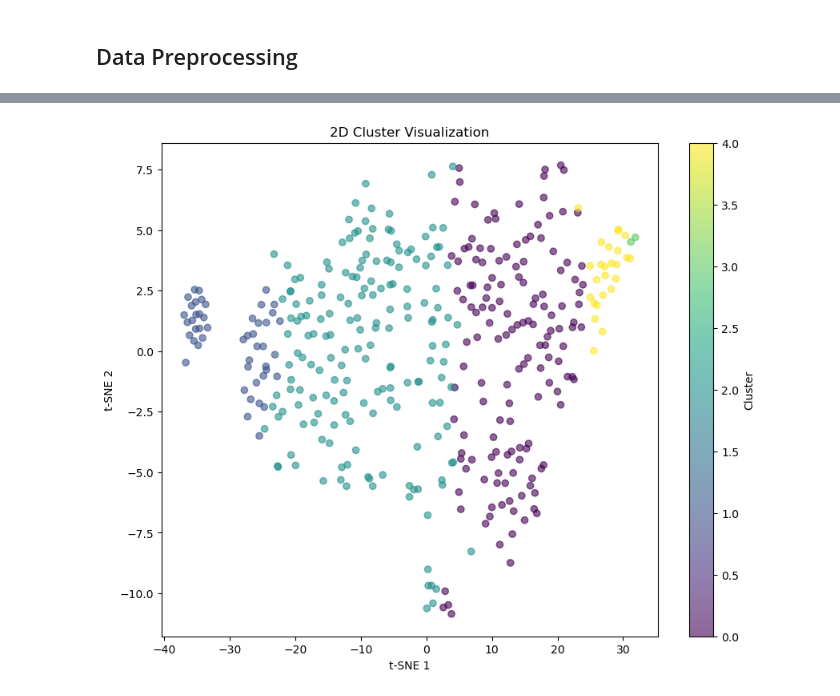
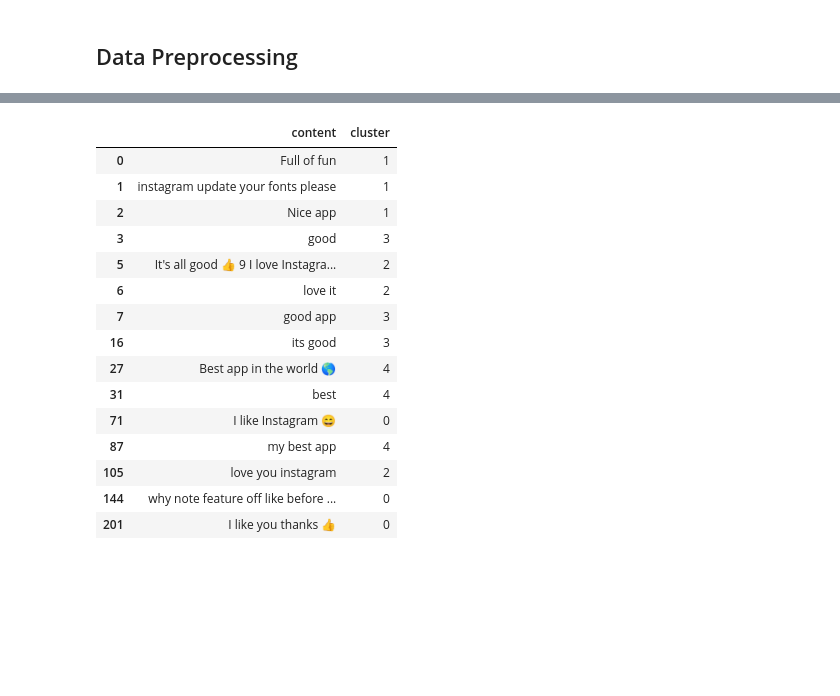
Before and after one commit to KhouloudLadhib/NLP-Project, a Jupyter notebook: NPL Project.ipynb, the cells around one changed output, grey strips where cells are left out. Drawn from its saved outputs; the diff is of its cells as text; code cells hidden in the pictures; blank space fills up the shorter version.

```diff
--- a/NPL Project.ipynb
+++ b/NPL Project.ipynb
@@ -170,17 +127,28 @@ words.head()
 # %%
-# Remove stop words and unecessary characters
-replaceDict = dict({
-'{':" ", '}':" ", ',':"", '.':" ", '!':" ", '\\':" ", '/':" ", '$':" ", '%':" ",
-'^':" ", '?':" ", '\'':" ", '"':" ", '(':" ", ')':" ", '*':" ", '+':" ", '-':" ",
-'=':" ", ':':" ", ';':" ", ']':" ", '[':" ", '`':" ", '~':" ",
-})
+replaceDict = {
+    '{': " ", '}': " ", ',': "", '.': " ", '!': " ", '\\': " ", '/': " ", '$': " ", '%': " ",
+    '^': " ", '?': " ", '\'': " ", '"': " ", '(': " ", ')': " ", '*': " ", '+': " ", '-': " ",
+    '=': " ", ':': " ", ';': " ", ']': " ", '[': " ", '`': " ", '~': " ",
+}
 
-rep = dict((re.escape(k),v) for k, v in replaceDict.items())
+# Emoji removal function
+def remove_emojis(text):
+
+    text = emoji.replace_emoji(text, replace='')
+    return text
+
+rep = dict((re.escape(k), v) for k, v in replaceDict.items())
 pattern = re.compile('|'.join(rep.keys()))
+
 def replacer(text):
     return rep[re.escape(text.group(0))]
 
-words = df['description'].str.replace(pattern, replacer, regex=True).str.lower().str.split()
+words = (df['content']
+         .apply(remove_emojis)
+         .str.replace(pattern, replacer, regex=True)
+         .str.lower()
+         .str.split())
+
 words = pd.DataFrame(words.tolist())
 words
 # %% [output]
@@ -277,20 +167,0 @@ Classification Report:
-# %%
-# 2. Dimensionality reduction
-tsne = TSNE(n_components=2, random_state=42)
-# Convert df to array
-emb_2d = tsne.fit_transform(emb.values)
-
-# 3. Clustering
-kmeans = KMeans(n_clusters=5, random_state=42)
-clusters = kmeans.fit_predict(emb.values)
-
-# 4. Visualization
-plt.figure(figsize=(10, 8))
-plt.scatter(emb_2d[:, 0], emb_2d[:, 1], c=clusters, cmap='viridis', alpha=0.6)
-plt.title('2D Cluster Visualization')
-plt.xlabel('t-SNE 1')
-plt.ylabel('t-SNE 2')
-plt.colorbar(label='Cluster')
-plt.show()
-# %% [output]
-[figure, removed]
@@ -296,0 +183,19 @@ plt.show()
+# %%
+df[['content', 'cluster']].groupby('cluster').head(3)
+# %% [output]
+|  | content | cluster |
+| 0 | Full of fun | 1 |
+| 1 | instagram update your fonts please | 1 |
+| 2 | Nice app | 1 |
+| 3 | good | 3 |
+| 5 | It's all good 👍 9 I love Instagra... | 2 |
+| 6 | love it | 2 |
+| 7 | good app | 3 |
+| 16 | its good | 3 |
+| 27 | Best app in the world 🌎 | 4 |
+| 31 | best | 4 |
+| 71 | I like Instagram 😄 | 0 |
+| 87 | my best app | 4 |
+| 105 | love you instagram | 2 |
+| 144 | why note feature off like before ... | 0 |
+| 201 | I like you thanks 👍 | 0 |
```
Also changed, not shown: parts of 31 cells of this notebook.
